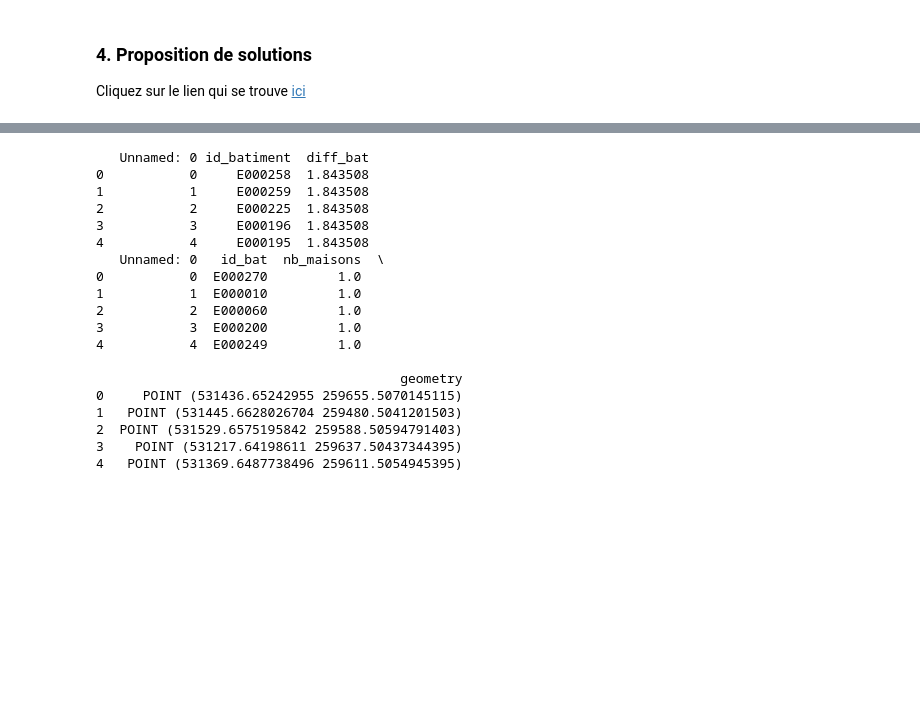
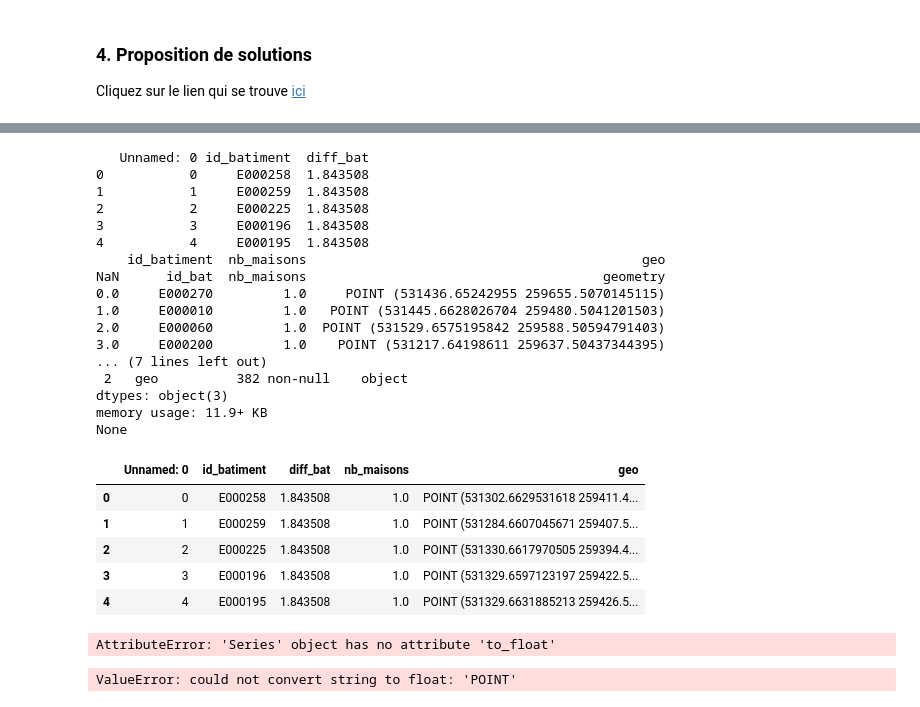
Before and after one commit to YannCedL/projet_L_M_N, a Jupyter notebook: Rapport.ipynb, the cells around one changed output, grey strips where cells are left out. Drawn from its saved outputs; the diff is of its cells as text; code cells hidden in the pictures; blank space fills up the shorter version.

```diff
--- a/Rapport.ipynb
+++ b/Rapport.ipynb
@@ -212,9 +224,10 @@ data.to_csv('./batiments.csv')
 # %%
 data_1 = pd.read_csv('./plan_de_raccordement.csv')
-data_2 = pd.read_csv('./batiments.csv', columns = )
+data_2 = pd.read_csv('./batiments.csv', names= ("id_batiment", "nb_maisons", "geo") )
 
 print(data_1.head())
 print(data_2.head())
+print(data_2.info())
 # %% [output]
    Unnamed: 0 id_batiment  diff_bat
 0           0     E000258  1.843508
@@ -222,18 +235,24 @@ print(data_2.head())
 2           2     E000225  1.843508
 3           3     E000196  1.843508
 4           4     E000195  1.843508
-   Unnamed: 0   id_bat  nb_maisons  \
-0           0  E000270         1.0
-1           1  E000010         1.0
-2           2  E000060         1.0
-3           3  E000200         1.0
-4           4  E000249         1.0
-
-                                       geometry
-0     POINT (531436.65242955 259655.5070145115)
-1   POINT (531445.6628026704 259480.5041201503)
-2  POINT (531529.6575195842 259588.50594791403)
-3    POINT (531217.64198611 259637.50437344395)
-4   POINT (531369.6487738496 259611.5054945395)
+    id_batiment  nb_maisons                                           geo
+NaN      id_bat  nb_maisons                                      geometry
+0.0     E000270         1.0     POINT (531436.65242955 259655.5070145115)
+1.0     E000010         1.0   POINT (531445.6628026704 259480.5041201503)
+2.0     E000060         1.0  POINT (531529.6575195842 259588.50594791403)
+3.0     E000200         1.0    POINT (531217.64198611 259637.50437344395)
+... (7 lines left out)
+ 2   geo          382 non-null    object
+dtypes: object(3)
+memory usage: 11.9+ KB
+None
 # %%
-dataframe = pd.merge(data_1, data_2, on='id_bat')
+dataframe = pd.merge(data_1, data_2, on='id_batiment')
+dataframe.head()
+# %% [output]
+|  | Unnamed: 0 | id_batiment | diff_bat | nb_maisons | geo |
+| 0 | 0 | E000258 | 1.843508 | 1.0 | POINT (531302.6629531618 259411.4... |
+| 1 | 1 | E000259 | 1.843508 | 1.0 | POINT (531284.6607045671 259407.5... |
+| 2 | 2 | E000225 | 1.843508 | 1.0 | POINT (531330.6617970505 259394.4... |
+| 3 | 3 | E000196 | 1.843508 | 1.0 | POINT (531329.6597123197 259422.5... |
+| 4 | 4 | E000195 | 1.843508 | 1.0 | POINT (531329.6631885213 259426.5... |
@@ -239,0 +263,12 @@ dataframe = pd.merge(data_1, data_2, on='id_bat')
+# %%
+dataframe["geo"] = dataframe["geo"].to_float()
+dataframe.info()
+# %% [output]
+AttributeError: 'Series' object has no attribute 'to_float'
+# %%
+from shapely.geometry import Point
+
+
+dataframe['geometry'] = dataframe['geo'].apply(lambda x: Point(x.split()[1:])).apply(Point)
+# %% [output]
+ValueError: could not convert string to float: 'POINT'
```
Also changed, not shown: parts of 5 cells of this notebook, 2 other files.
